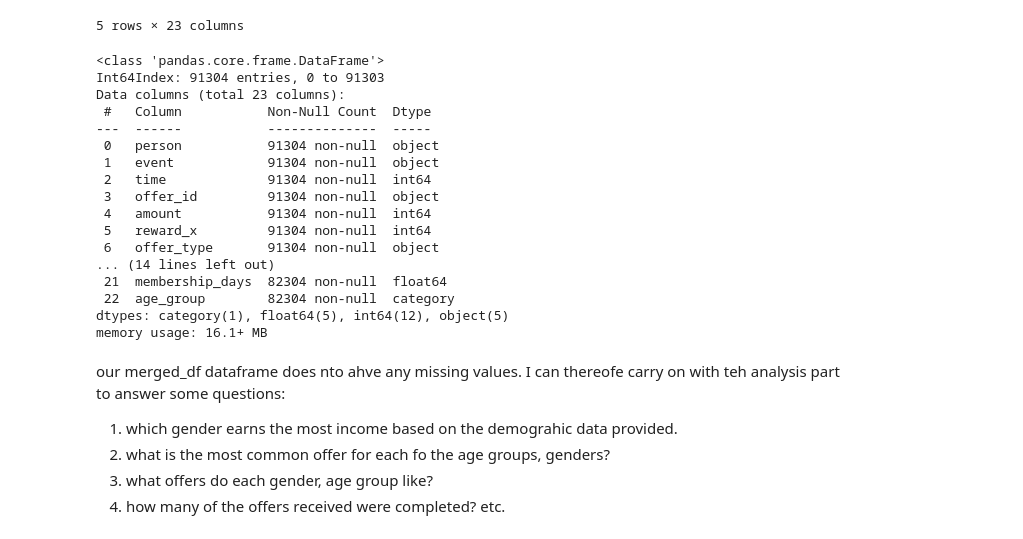
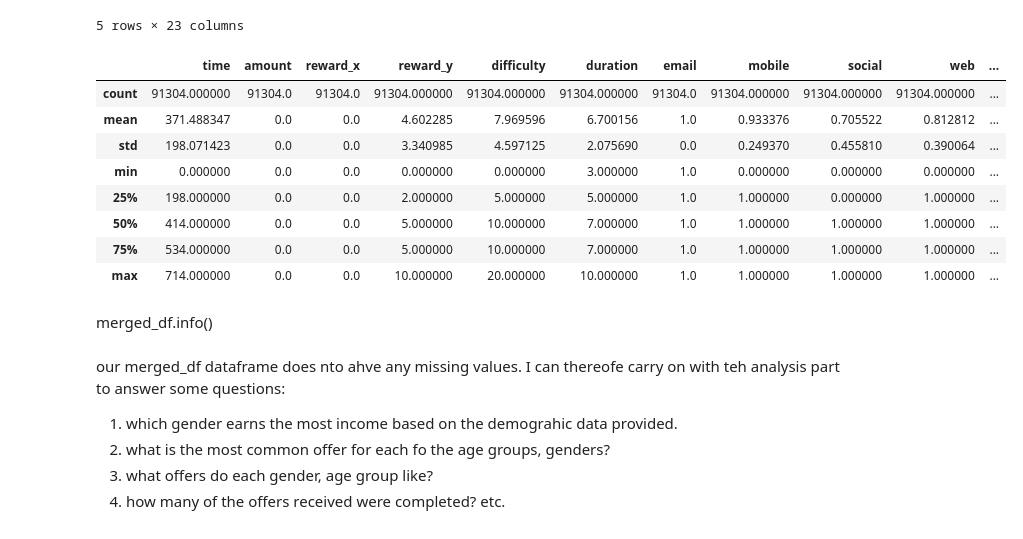
Before and after one commit to 3liud/DSND-capstone-project, a Jupyter notebook: Starbucks_Capstone_notebook.ipynb, the cells around one changed output. Saved outputs shown, nothing was run; the diff lists cells and outputs as text; code cells hidden in the pictures.

```diff
--- a/Starbucks_Capstone_notebook.ipynb
+++ b/Starbucks_Capstone_notebook.ipynb
@@ -462,25 +478,19 @@ merged_df.head()
 | 4 | be8a5d1981a2458d90b255ddc7e0d174 | offer viewed | 0 | info_2 | 0 | 0 | informational | 0 | 0 | 3 | ... |
 5 rows × 23 columns
 # %%
-merged_df.info()
+merged_df.describe()
 # %% [output]
-<class 'pandas.core.frame.DataFrame'>
-Int64Index: 91304 entries, 0 to 91303
-Data columns (total 23 columns):
- #   Column           Non-Null Count  Dtype
----  ------           --------------  -----
- 0   person           91304 non-null  object
- 1   event            91304 non-null  object
- 2   time             91304 non-null  int64
- 3   offer_id         91304 non-null  object
- 4   amount           91304 non-null  int64
- 5   reward_x         91304 non-null  int64
- 6   offer_type       91304 non-null  object
-... (14 lines left out)
- 21  membership_days  82304 non-null  float64
- 22  age_group        82304 non-null  category
-dtypes: category(1), float64(5), int64(12), object(5)
-memory usage: 16.1+ MB
+|  | time | amount | reward_x | reward_y | difficulty | duration | email | mobile | social | web | ... |
+| count | 91304.000000 | 91304.0 | 91304.0 | 91304.000000 | 91304.000000 | 91304.000000 | 91304.0 | 91304.000000 | 91304.000000 | 91304.000000 | ... |
+| mean | 371.488347 | 0.0 | 0.0 | 4.602285 | 7.969596 | 6.700156 | 1.0 | 0.933376 | 0.705522 | 0.812812 | ... |
+| std | 198.071423 | 0.0 | 0.0 | 3.340985 | 4.597125 | 2.075690 | 0.0 | 0.249370 | 0.455810 | 0.390064 | ... |
+| min | 0.000000 | 0.0 | 0.0 | 0.000000 | 0.000000 | 3.000000 | 1.0 | 0.000000 | 0.000000 | 0.000000 | ... |
+| 25% | 198.000000 | 0.0 | 0.0 | 2.000000 | 5.000000 | 5.000000 | 1.0 | 1.000000 | 0.000000 | 1.000000 | ... |
+| 50% | 414.000000 | 0.0 | 0.0 | 5.000000 | 10.000000 | 7.000000 | 1.0 | 1.000000 | 1.000000 | 1.000000 | ... |
+| 75% | 534.000000 | 0.0 | 0.0 | 5.000000 | 10.000000 | 7.000000 | 1.0 | 1.000000 | 1.000000 | 1.000000 | ... |
+| max | 714.000000 | 0.0 | 0.0 | 10.000000 | 20.000000 | 10.000000 | 1.0 | 1.000000 | 1.000000 | 1.000000 | ... |
+# %% [markdown]
+merged_df.info()
 # %% [markdown]
 our merged_df dataframe does nto ahve any missing values. I can thereofe carry on with teh analysis part to answer some questions:
 1. which gender earns the most income based on the demograhic data provided.
```
Also changed, not shown: parts of 16 cells of this notebook, 1 other file.
